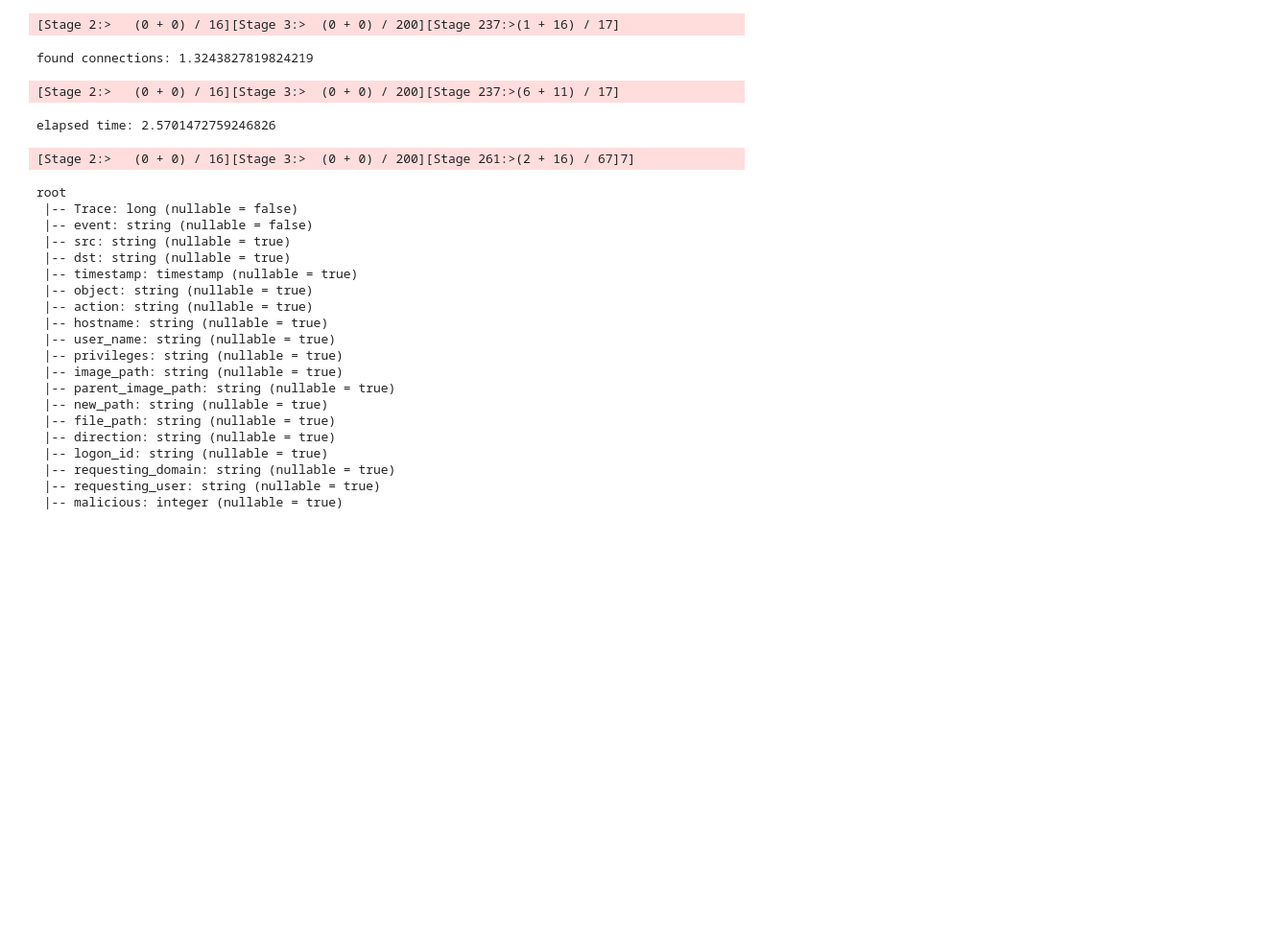
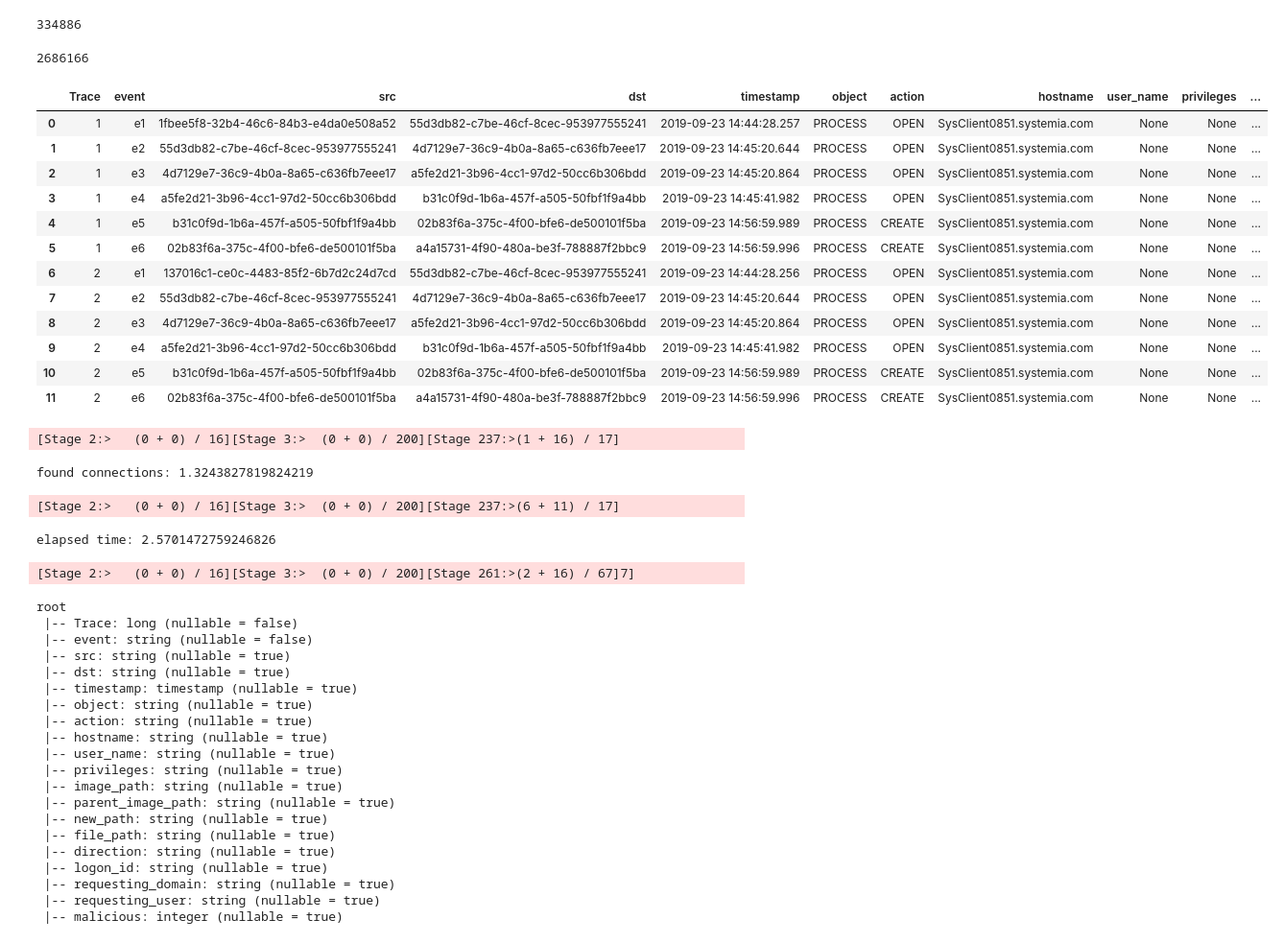
Before and after one commit to MBrend15/Public_Project_Repo, a Jupyter notebook: archive-create_graphframe.ipynb, the cells around one changed output. Shown at 96% size. Drawn from its saved outputs; the diff is of its cells as text; code cells hidden in the pictures; blank space fills up the shorter version.

Commit message:
updating encoding and filtering of trace events

```diff
--- a/archive-create_graphframe.ipynb
+++ b/archive-create_graphframe.ipynb
@@ -54,5 +57,6 @@ df_2 = readFirstEvents().sort("timestamp").withColumn("relationship", sort_array
 # %%
 df_2.count()
 # %%
-df_23 = df_2.where(col('event_day') == 23).cache()
+df_23 = df.where((col('event_day') == 23) & (col('event_hour') == 14)
+                & (col('event_minute') > 30)).cache()
 # %%
@@ -75,12 +100,12 @@ df_2_100k = df_2.limit(100000).cache()
 df.count()
 # %%
 # Create distinct vertices with source as actorid, destination as objectid
-src_vertices = df_100k.selectExpr('actorID as id').distinct()
-dst_vertices = df_100k.selectExpr('objectID as id').distinct()
+src_vertices = df_23.selectExpr('actorID as id').distinct()
+dst_vertices = df_23.selectExpr('objectID as id').distinct()
 vertices = src_vertices.union(dst_vertices).distinct()
 
 # Create edges by using timestamp as an edge
-edges = df_100k.selectExpr('actorID as src', 'objectID as dst', 'timestamp', 'object', 'action', 'hostname', 'user_name', 'privileges', 'image_path',
+edges = df_23.selectExpr('actorID as src', 'objectID as dst', 'timestamp', 'object', 'action', 'hostname', 'user_name', 'privileges', 'image_path',
                       'parent_image_path', 'new_path', 'file_path', 'direction', 'logon_id', 'requesting_domain', 'requesting_user', 'malicious')
 
 # Create GraphFrame
@@ -122,3 +153,33 @@ motifs6_1.count()
+# %%
+filter_21.count()
+# %% [output]
+334886
+# %%
+filter_61 = motifs6_1.filter('''e1.timestamp <= e2.timestamp and e2.timestamp <= e3.timestamp and
+                                e3.timestamp <= e4.timestamp and e4.timestamp <= e5.timestamp and
+                                e5.timestamp <= e6.timestamp''')
+# %%
+filter_61.count()
+# %% [output]
+2686166
+# %%
+filter_61 = transp_expl(filter_61).cache()
+# %%
+filter_61.limit(12).toPandas()
+# %% [output]
+|  | Trace | event | src | dst | timestamp | object | action | hostname | user_name | privileges | ... |
+| 0 | 1 | e1 | 1fbee5f8-32b4-46c6-84b3-e4da0e508a52 | 55d3db82-c7be-46cf-8cec-953977555241 | 2019-09-23 14:44:28.257 | PROCESS | OPEN | SysClient0851.systemia.com | None | None | ... |
+| 1 | 1 | e2 | 55d3db82-c7be-46cf-8cec-953977555241 | 4d7129e7-36c9-4b0a-8a65-c636fb7eee17 | 2019-09-23 14:45:20.644 | PROCESS | OPEN | SysClient0851.systemia.com | None | None | ... |
+| 2 | 1 | e3 | 4d7129e7-36c9-4b0a-8a65-c636fb7eee17 | a5fe2d21-3b96-4cc1-97d2-50cc6b306bdd | 2019-09-23 14:45:20.864 | PROCESS | OPEN | SysClient0851.systemia.com | None | None | ... |
+| 3 | 1 | e4 | a5fe2d21-3b96-4cc1-97d2-50cc6b306bdd | b31c0f9d-1b6a-457f-a505-50fbf1f9a4bb | 2019-09-23 14:45:41.982 | PROCESS | OPEN | SysClient0851.systemia.com | None | None | ... |
+| 4 | 1 | e5 | b31c0f9d-1b6a-457f-a505-50fbf1f9a4bb | 02b83f6a-375c-4f00-bfe6-de500101f5ba | 2019-09-23 14:56:59.989 | PROCESS | CREATE | SysClient0851.systemia.com | None | None | ... |
+| 5 | 1 | e6 | 02b83f6a-375c-4f00-bfe6-de500101f5ba | a4a15731-4f90-480a-be3f-788887f2bbc9 | 2019-09-23 14:56:59.996 | PROCESS | CREATE | SysClient0851.systemia.com | None | None | ... |
+| 6 | 2 | e1 | 137016c1-ce0c-4483-85f2-6b7d2c24d7cd | 55d3db82-c7be-46cf-8cec-953977555241 | 2019-09-23 14:44:28.256 | PROCESS | OPEN | SysClient0851.systemia.com | None | None | ... |
+| 7 | 2 | e2 | 55d3db82-c7be-46cf-8cec-953977555241 | 4d7129e7-36c9-4b0a-8a65-c636fb7eee17 | 2019-09-23 14:45:20.644 | PROCESS | OPEN | SysClient0851.systemia.com | None | None | ... |
+| 8 | 2 | e3 | 4d7129e7-36c9-4b0a-8a65-c636fb7eee17 | a5fe2d21-3b96-4cc1-97d2-50cc6b306bdd | 2019-09-23 14:45:20.864 | PROCESS | OPEN | SysClient0851.systemia.com | None | None | ... |
+| 9 | 2 | e4 | a5fe2d21-3b96-4cc1-97d2-50cc6b306bdd | b31c0f9d-1b6a-457f-a505-50fbf1f9a4bb | 2019-09-23 14:45:41.982 | PROCESS | OPEN | SysClient0851.systemia.com | None | None | ... |
+| 10 | 2 | e5 | b31c0f9d-1b6a-457f-a505-50fbf1f9a4bb | 02b83f6a-375c-4f00-bfe6-de500101f5ba | 2019-09-23 14:56:59.989 | PROCESS | CREATE | SysClient0851.systemia.com | None | None | ... |
+| 11 | 2 | e6 | 02b83f6a-375c-4f00-bfe6-de500101f5ba | a4a15731-4f90-480a-be3f-788887f2bbc9 | 2019-09-23 14:56:59.996 | PROCESS | CREATE | SysClient0851.systemia.com | None | None | ... |
 # %%
 # find all paths of length 6 in the graph
 # Handling null values in shorter length
```
Also changed, not shown: parts of 8 cells of this notebook, 3 other files.
